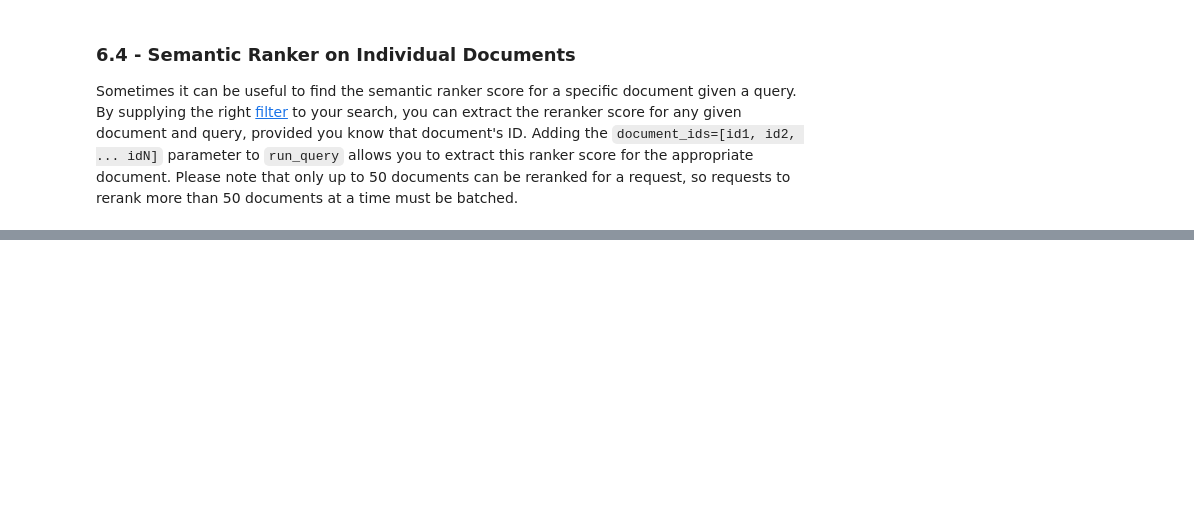
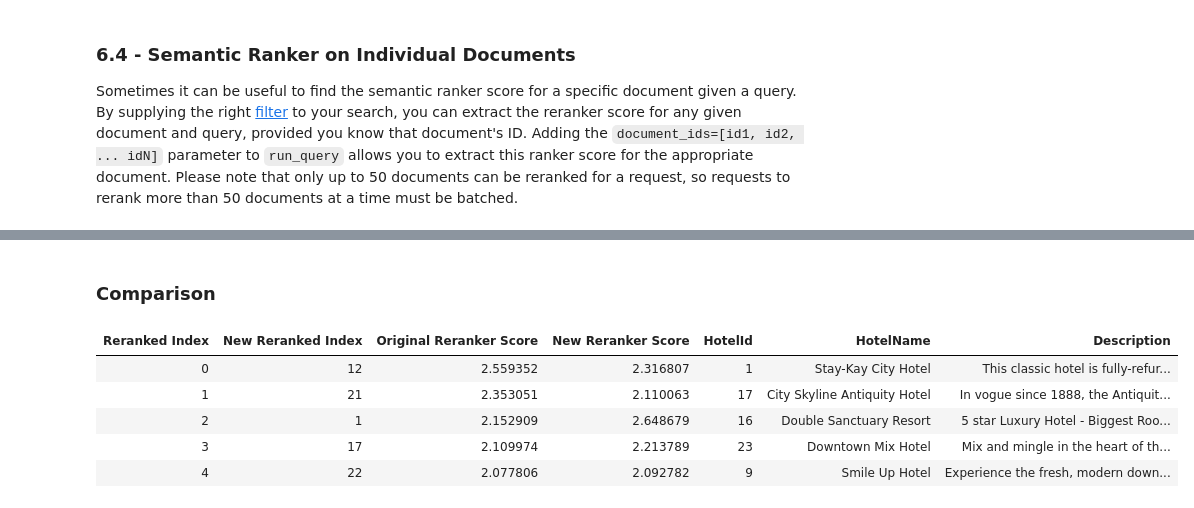
Before and after one commit to Azure/azure-search-vector-samples, a Jupyter notebook: demo-python/code/semantic-ranker/semantic-ranker.ipynb, the cells around one changed output, grey strips where cells are left out. Drawn from its saved outputs; the diff is of its cells as text; code cells hidden in the pictures; blank space fills up the shorter version.

```diff
--- a/demo-python/code/semantic-ranker/semantic-ranker.ipynb
+++ b/demo-python/code/semantic-ranker/semantic-ranker.ipynb
@@ -418,0 +427,50 @@ run_query("best hotel?", semantic_config="semantic-config-with-title-and-keyword
+# %%
+def compare_results(original_config_results: pd.DataFrame, new_config_results: pd.DataFrame, key: Optional[str] = "HotelId") -> None:
+    merged = pd.merge(original_config_results, new_config_results, on="HotelId", suffixes=("_left", "_right"))
+    result_df = merged[["Reranked Index_right", "@search.reranker_score_left", "@search.reranker_score_right", "HotelId", "HotelName_left", "Description_left"]].rename(columns={
+            "Reranked Index_right": "New Reranked Index",
+            "@search.reranker_score_left": "Original Reranker Score",
+            "@search.reranker_score_right": "New Reranker Score",
+            "HotelName_left": "HotelName",
+            "Description_left": "Description"
+        })
+
+    def highlight_rerank_row_changes(row: pd.Series):
+        reranked_index = row.iloc[1]
+        new_reranked_index = row.iloc[2]
+        first_column_style = ''
+        if new_reranked_index > reranked_index:
+            first_column_style = 'background-color: green'
+        elif new_reranked_index < reranked_index:
+            first_column_style =  'background-color: red'
+
+        return [first_column_style, first_column_style] + ['' for i in range(len(row) - 2)]
+    df_style = {
+        'max-width': '500px',
+        'text-align': 'left',
+        'white-space': 'normal',
+        'word-wrap': 'break-word'
+    }
+
+    result_df = pd.DataFrame({
+        "Reranked Index": result_df.index.map({reranked_idx: i for i, reranked_idx in enumerate(result_df.index)}),
+        **result_df.to_dict('list')})
+
+
+    compare_df_display = result_df.head(5)
+    compare_df_display = compare_df_display.style.apply(highlight_rerank_row_changes, axis=1).set_properties(**df_style).hide(axis="index")
+    display(Markdown("### Comparison"))
+    display(compare_df_display)
+# %%
+results_title = run_query("new york", semantic_config="semantic-config-with-title", should_display=False)
+results_title_and_keywords = run_query("new york hotel with pool or gym", semantic_config="semantic-config-with-title-and-keywords", should_display=False)
+
+compare_results(results_title, results_title_and_keywords)
+# %% [output]
+### Comparison
+| Reranked Index | New Reranked Index | Original Reranker Score | New Reranker Score | HotelId | HotelName | Description |
+| 0 | 12 | 2.559352 | 2.316807 | 1 | Stay-Kay City Hotel | This classic hotel is fully-refur... |
+| 1 | 21 | 2.353051 | 2.110063 | 17 | City Skyline Antiquity Hotel | In vogue since 1888, the Antiquit... |
+| 2 | 1 | 2.152909 | 2.648679 | 16 | Double Sanctuary Resort | 5 star Luxury Hotel - Biggest Roo... |
+| 3 | 17 | 2.109974 | 2.213789 | 23 | Downtown Mix Hotel | Mix and mingle in the heart of th... |
+| 4 | 22 | 2.077806 | 2.092782 | 9 | Smile Up Hotel | Experience the fresh, modern down... |
```
Also changed, not shown: parts of 7 cells of this notebook.
